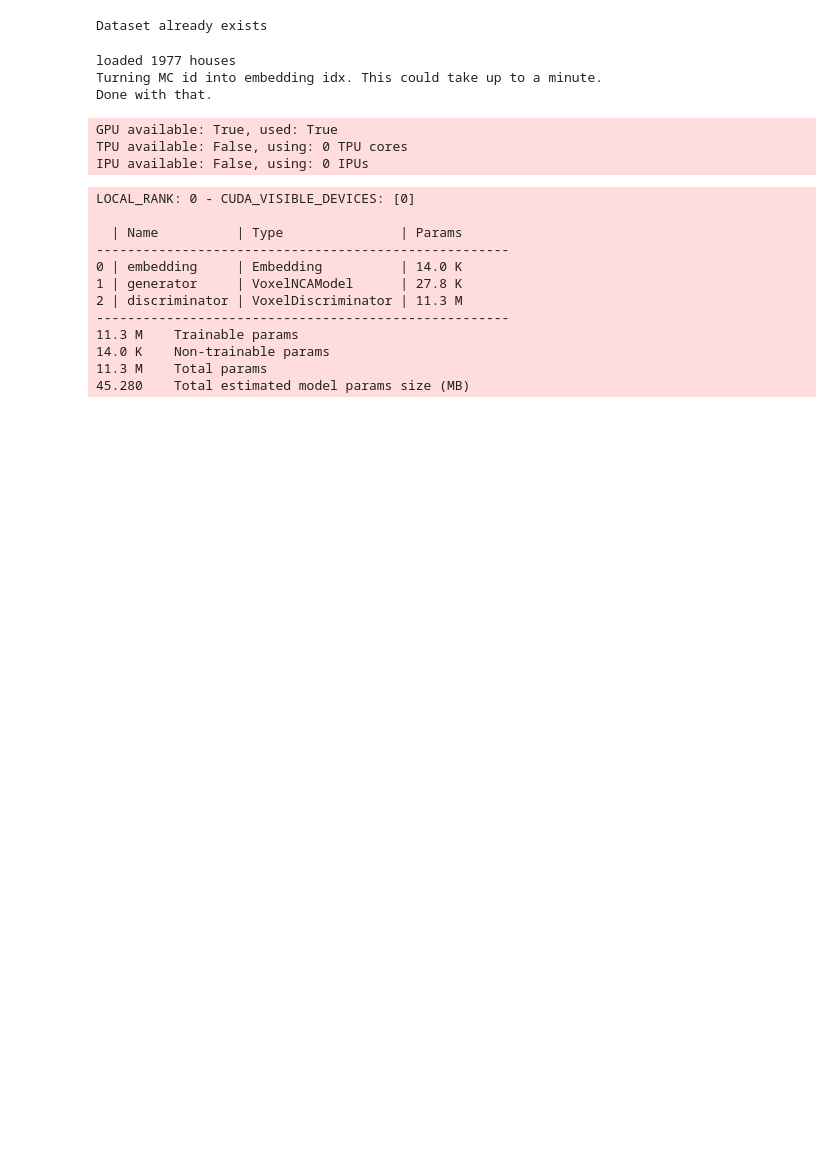
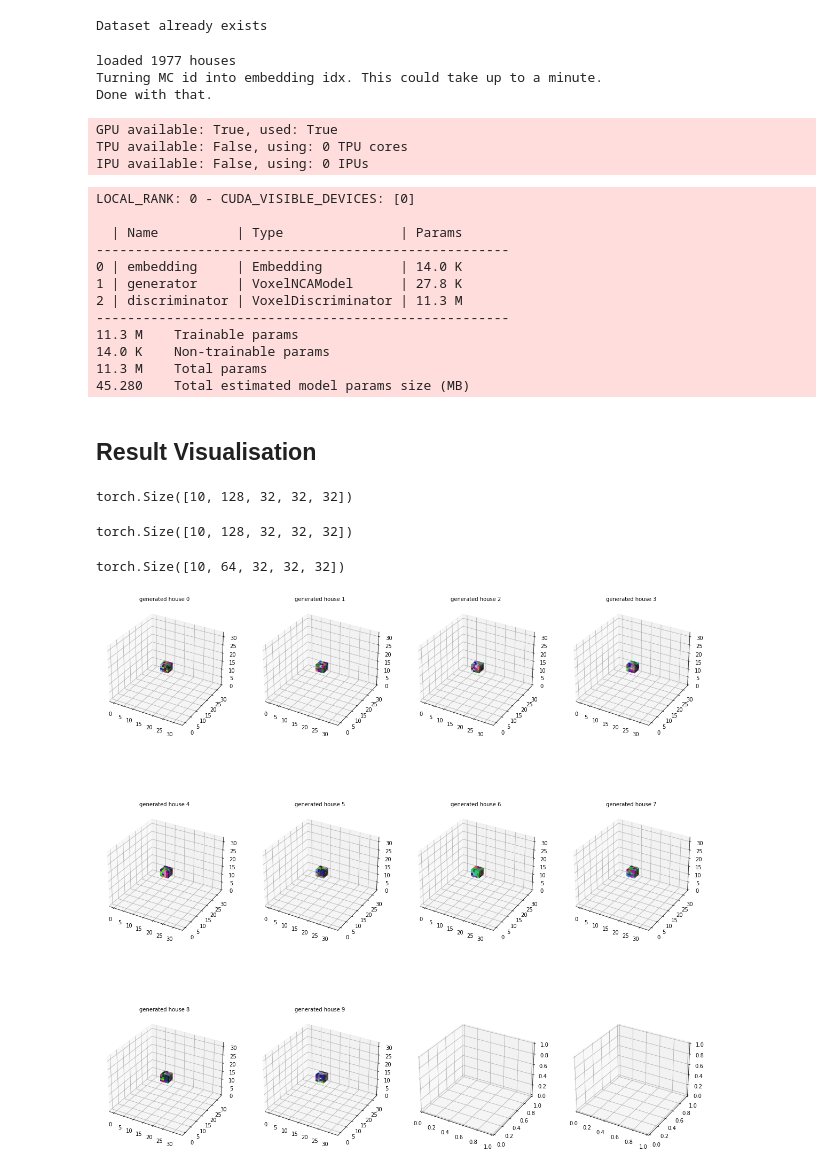
Before and after one commit to chaosarium/3D-GANCA, a Jupyter notebook: GANCA train.ipynb, the cells around one changed output. Saved outputs shown, nothing was run; the diff lists cells and outputs as text; code cells hidden in the pictures; blank space fills up the shorter version.

Commit message:
visualize generated results

```diff
--- a/GANCA train.ipynb
+++ b/GANCA train.ipynb
@@ -78,6 +75,12 @@ air_embedding
 tensor([0., 0., 0., 0., 0., 0., 0., 0., 0., 0., 0., 0., 0., 0., 0., 0., 0., 0., 0., 0., 0., 0., 0., 0.,
         0., 0., 0., 0., 0., 0., 0., 0., 0., 0., 0., 0., 0., 0., 0., 0., 0., 0., 0., 0., 0., 0., 0., 0.,
         0., 0., 0., 0., 0., 0., 0., 0., 0., 0., 0., 0., 0., 0., 0., 0.])
+# %%
+def embeddingidx2blockidx(embeddingidx):
+    block_name = embeddingidx2block[embeddingidx]
+    blockid = block2mcid[block_name]
+    return blockid
+vectorised_embeddingidx2blockidx = np.vectorize(embeddingidx2blockidx)
 # %%
 # %tensorboard --logdir lightning_logs/
 # %% [markdown]
@@ -681,3 +684,51 @@ LOCAL_RANK: 0 - CUDA_VISIBLE_DEVICES: [0]
 14.0 K    Non-trainable params
 11.3 M    Total params
 45.280    Total estimated model params size (MB)
+# %% [markdown]
+## Result Visualisation
+# %%
+seed_state = model.make_seed_states(10)
+seed_state.shape
+# %% [output]
+torch.Size([10, 128, 32, 32, 32])
+# %%
+result_state = model.generator.forward(seed_state, steps=10)
+result_state.shape
+# %% [output]
+torch.Size([10, 128, 32, 32, 32])
+# %%
+# extract embedding parts
+num_embedding_channels = 64
+
+fake_houses = result_state[:, 1:num_embedding_channels+1, :, :, :]
+fake_houses.shape
+# %% [output]
+torch.Size([10, 64, 32, 32, 32])
+# %%
+def state_to_graph(world_states, embedding_tensor):
+    # save dims for restoration
+    input_dims = world_states.shape
+
+    # flatten
+    world_states = rearrange(world_states, 'N c x y z -> (N x y z) c')
+
+    _, idxs = utils.nearest_neighbors(
+        values=world_states,
+        all_values=embedding_tensor,
+        nbr_neighbors=1
+    )
+
+    # restore
+    idxs = idxs.reshape(input_dims[0], input_dims[2], input_dims[3], input_dims[4])
+
+    # turn embedding idxs to mc idxs
+    idxs = vectorised_embeddingidx2blockidx(idxs)
+
+    # visualize
+    fig = visualise_helper.visualise_world_tensor(idxs)
+
+    return fig
+# %%
+fig = state_to_graph(fake_houses.detach(), embedding.weight)
+# %% [output]
+[figure, added]
```
Also changed, not shown: parts of 4 cells of this notebook, 2 other files.
